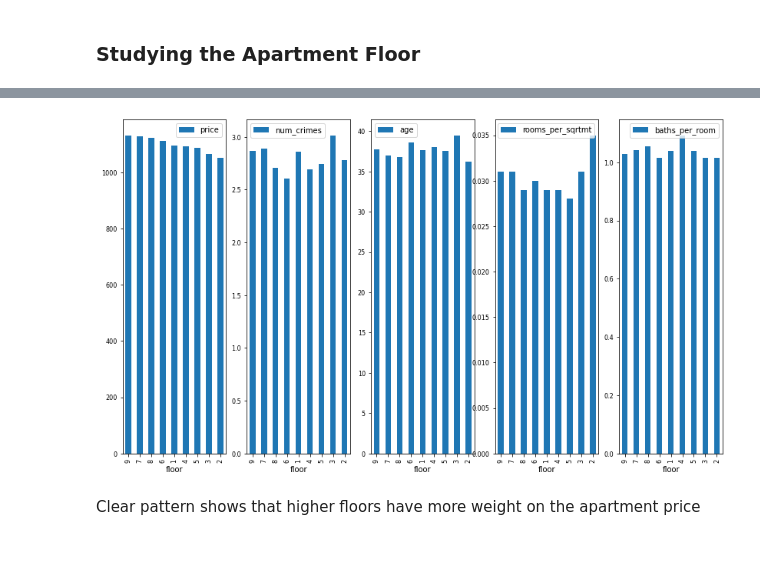
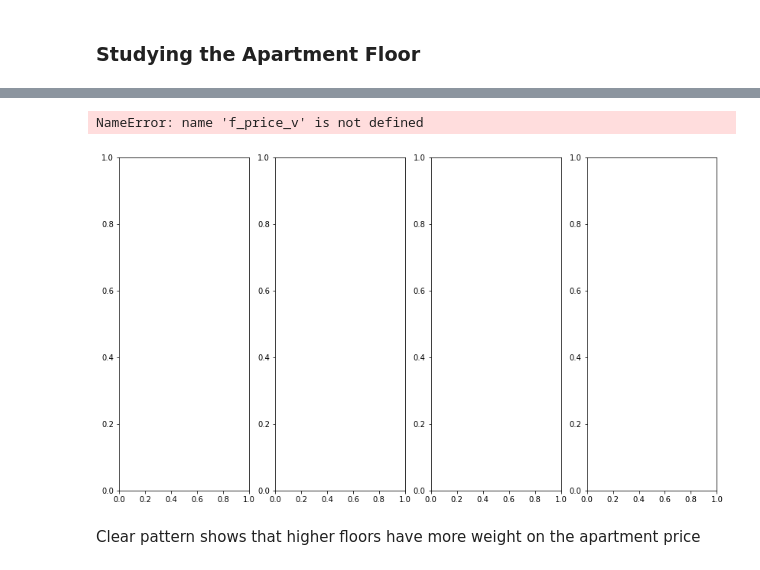
Before and after one commit to TatianaBakwenye/Barcelona-prices, a Jupyter notebook: EDA_bcn_price.ipynb, the cells around one changed output, grey strips where cells are left out. Drawn from its saved outputs; the diff is of its cells as text; code cells hidden in the pictures.

```diff
--- a/EDA_bcn_price.ipynb
+++ b/EDA_bcn_price.ipynb
@@ -109,6 +109,6 @@ dt['age'] = dt['today'] - dt['year_built']
 # Replace  True and False for 1 and 0
 # Replace 'soxth' for 'south'
 for i in df.columns:
-    df[i] = df[i].replace('soxth','south').replace(False,0).replace(True,1)
+    df[i] = df[i].replace('soxth','south').replace(False,0).replace(True,1).replace('False',0).replace('True',1)
 # %%
 for i in dt.columns:
@@ -721,6 +794,6 @@ Index(['id', 'num_rooms', 'num_baths', 'square_meters', 'orientation',
        'rooms_per_sqrmt'],
       dtype='object')
 # %%
-variables = ['price', 'num_crimes','square_meters','num_rooms','num_baths','age','rooms_per_sqrtmt','baths_per_room','sqrmt_per_room']
+variables = ['price', 'num_crimes','floor','num_rooms','num_baths','age']
 # %%
 ng_price_vs_crime = df.groupby(['neighborhood'])[variables].mean().sort_values(by='price',ascending = False).round(3).reset_index()
@@ -774,3 +845,3 @@ Index(['id', 'num_rooms', 'num_baths', 'square_meters', 'orientation',
       dtype='object')
 # %%
-f_price_v = df.groupby(['floor'])[variables].mean().sort_values(by='price',ascending = False).round(3).reset_index()
+f_price_v = df.groupby('floor')[variables].mean().sort_values(by='price',ascending = False).round(3).reset_index()
@@ -790,16 +854,17 @@ f_price_v
 # %%
 #Plot both mean  and median as lines
-fig, (ax1,ax2,ax3,ax4,ax5) = plt.subplots(1,5, figsize=(14,8))
+fig, (ax1,ax2,ax3,ax4) = plt.subplots(1,4, figsize=(14,8))
 f_price_v.plot(x='floor', y='price' , kind= 'bar', ax=ax1,fontsize=8)
 f_price_v.plot(x='floor', y='num_crimes', kind = 'bar',ax = ax2,fontsize=8)
 f_price_v.plot(x='floor', y='age' , kind= 'bar', ax=ax3,fontsize=8)
-f_price_v.plot(x='floor', y='rooms_per_sqrtmt' , kind= 'bar', ax=ax4,fontsize=8)
-f_price_v.plot(x='floor', y='baths_per_room' , kind= 'bar', ax=ax5,fontsize=8)
+#f_price_v.plot(x='floor', y='rooms_per_sqrtmt' , kind= 'bar', ax=ax4,fontsize=8)
+f_price_v.plot(x='floor', y='baths_per_room' , kind= 'bar', ax=ax4,fontsize=8)
 
 plt.xticks(rotation=90)
 plt.show()
 # %% [output]
+NameError: name 'f_price_v' is not defined
-[figure, old version]
+[figure, new version]
 # %% [markdown]
 Clear pattern shows that higher floors have more weight on the apartment price
 # %%
```
Also changed, not shown: parts of 28 cells of this notebook.
